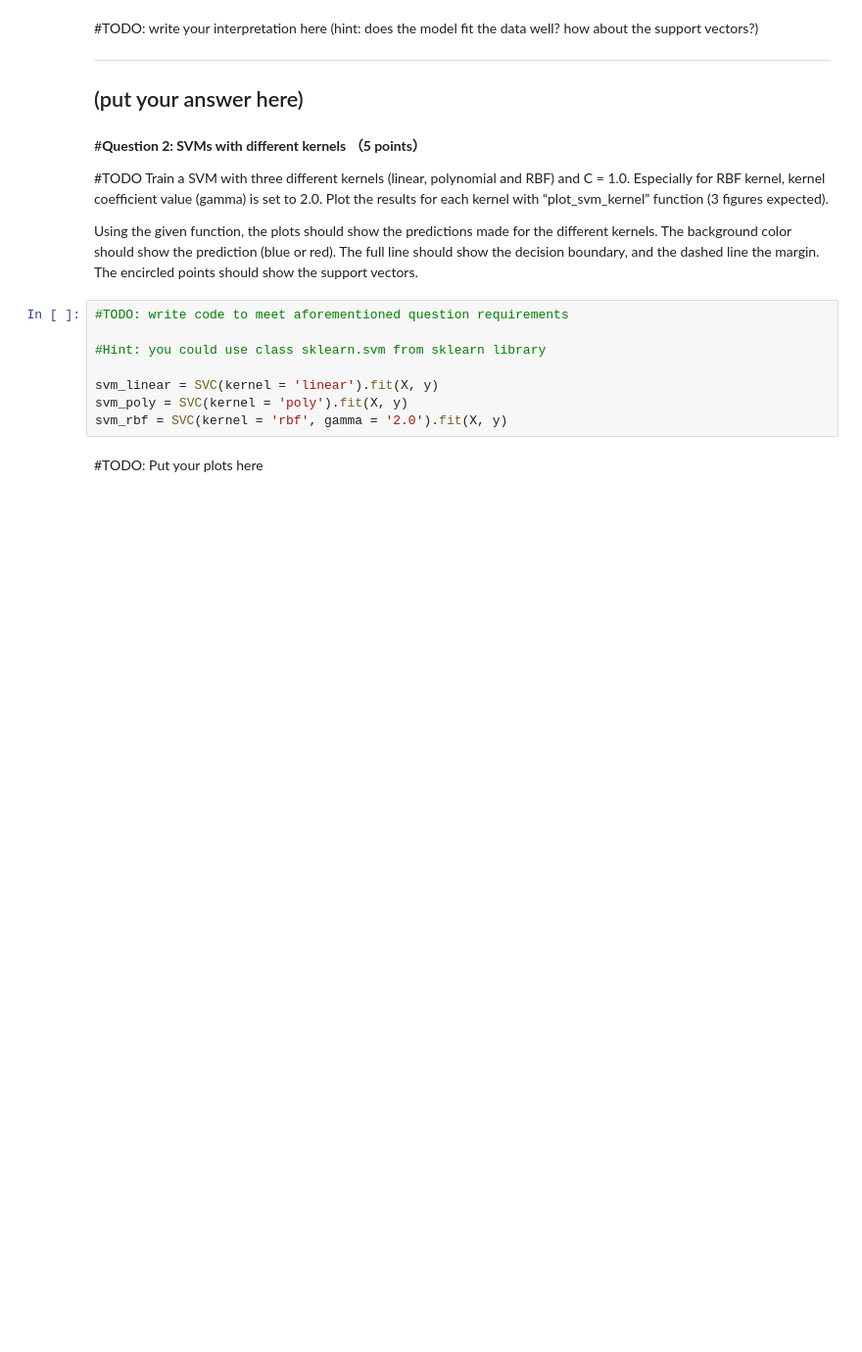
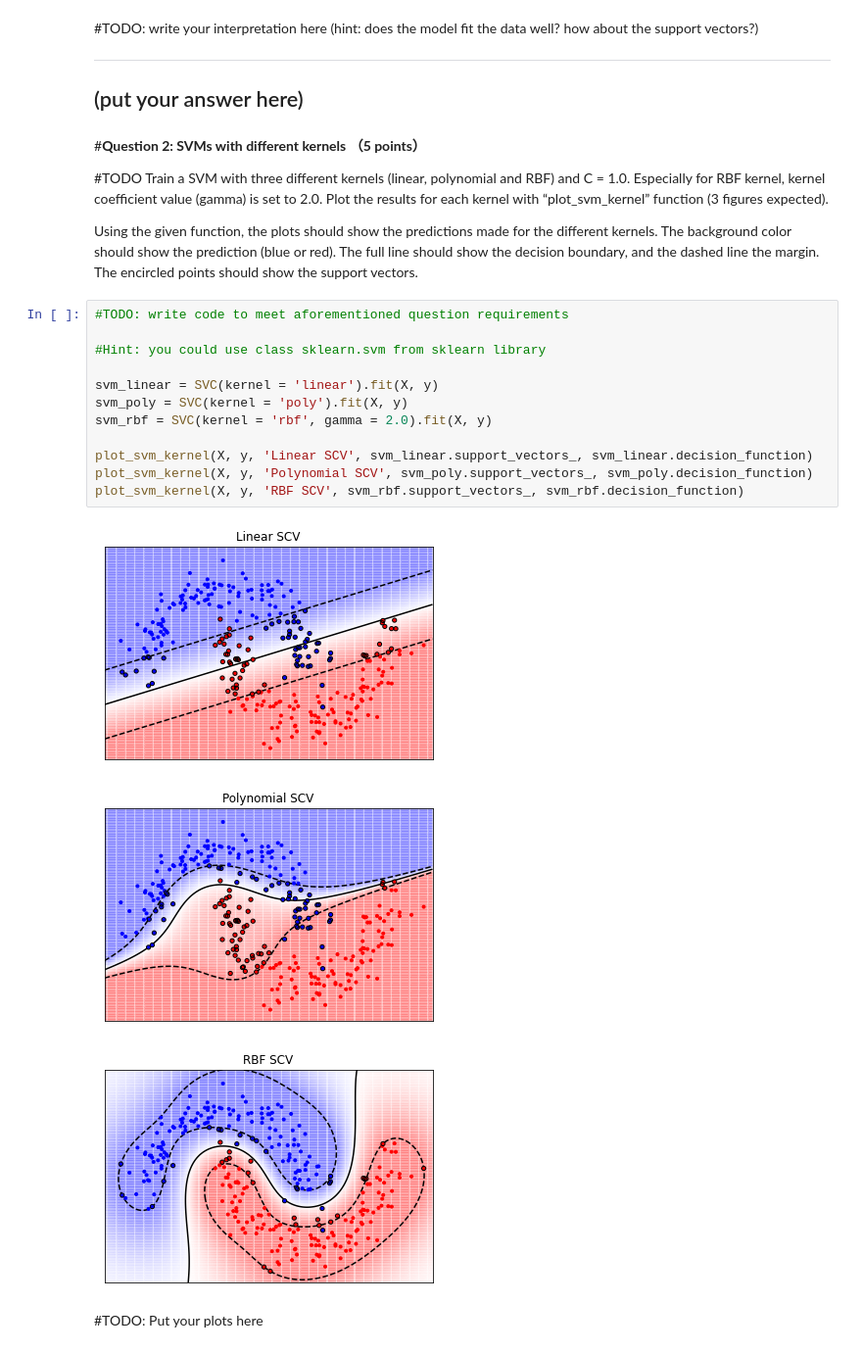
Before and after one commit to smritisrikanth/Machine-Learning, a Jupyter notebook: HW2/hw2_lab.ipynb, the cells around one changed output. Shown: that part at 98% size. Saved outputs shown, nothing was run; the diff lists cells and outputs as text; blank space fills up the shorter version.

```diff
--- a/HW2/hw2_lab.ipynb
+++ b/HW2/hw2_lab.ipynb
@@ -149,11 +149,19 @@ Using the given function, the plots should show the predictions made for the dif
 # %%
 #TODO: write code to meet aforementioned question requirements
 
 #Hint: you could use class sklearn.svm from sklearn library
 
 svm_linear = SVC(kernel = 'linear').fit(X, y)
 svm_poly = SVC(kernel = 'poly').fit(X, y)
-svm_rbf = SVC(kernel = 'rbf', gamma = '2.0').fit(X, y)
+svm_rbf = SVC(kernel = 'rbf', gamma = 2.0).fit(X, y)
+
+plot_svm_kernel(X, y, 'Linear SCV', svm_linear.support_vectors_, svm_linear.decision_function)
+plot_svm_kernel(X, y, 'Polynomial SCV', svm_poly.support_vectors_, svm_poly.decision_function)
+plot_svm_kernel(X, y, 'RBF SCV', svm_rbf.support_vectors_, svm_rbf.decision_function)
+# %% [output]
+[figure, added]
+[figure, added]
+[figure, added]
 # %% [markdown]
 #TODO: Put your plots here
 # %% [markdown]
```
Also changed, not shown: parts of 4 cells of this notebook.
